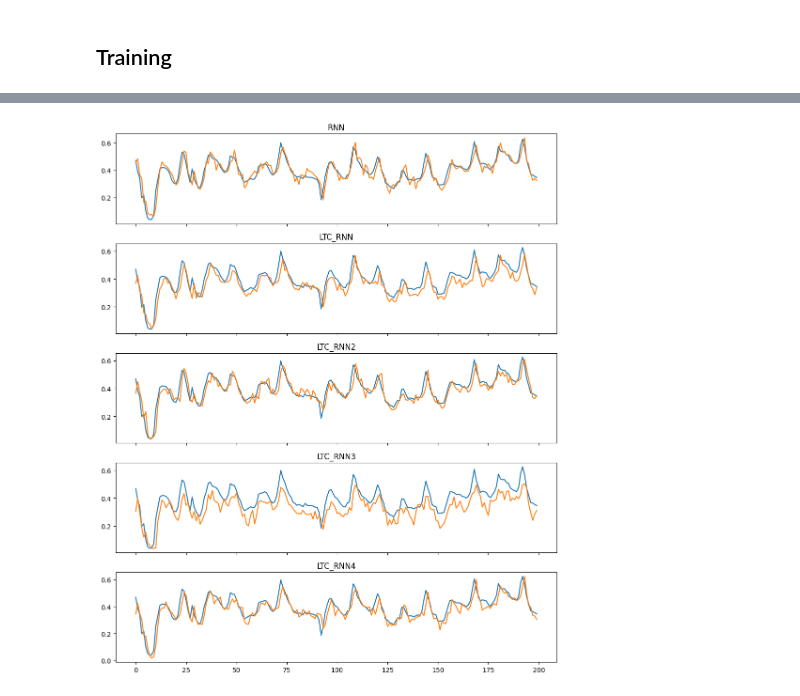
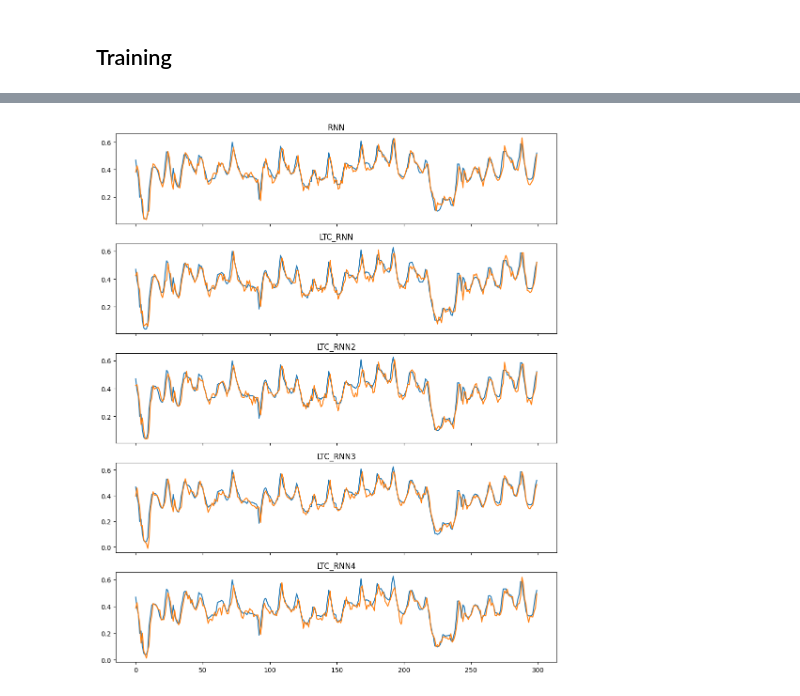
Before and after one commit to SMO0115/LTC_RNN, a Jupyter notebook: energy_prediction/energy_prediction.ipynb, the cells around one changed output, grey strips where cells are left out. Drawn from its saved outputs; the diff is of its cells as text; code cells hidden in the pictures.

```diff
--- a/energy_prediction/energy_prediction.ipynb
+++ b/energy_prediction/energy_prediction.ipynb
@@ -477,6 +656,11 @@ for iter in range(1, n_iters + 1):
+# %%
+ltc_rnn = [LTC_RNN(input_size, hidden_size, output_size, 1, 0.4*torch.ones(1, 1).to(device)).to(device) for i in range(5) ]
+for r in ltc_rnn:
+    training_model(r)
 # %%
-ltc_rnn = LTC_RNN(input_size, hidden_size, output_size, 1, 0.2*torch.ones(1, 1).to(device))
-ltc_rnn.to(device)
+ltc_rnn3 = LTC_RNN3(input_size, hidden_size, output_size, 1, torch.ones(1, 1).to(device)).to(device)
+
+optimizer = optim.Adam(ltc_rnn3.parameters(), lr=learning_rate)
 
 n_iters = 5000
 print_every = 10
@@ -488,14 +672,14 @@ batch_size = 10
 start = time.time()
 
 for iter in range(1, n_iters + 1):
+
     batch_indices = torch.randint(0, len(train_dataset["x"]), size=(batch_size,))
 
     input_batch = [train_dataset["x"][pairs[i][0]:pairs[i][1]] for i in batch_indices]
     target_batch = [train_dataset["y"][pairs[i][0]:pairs[i][1]] for i in batch_indices]
 
-    output, loss = train(input_batch, target_batch, ltc_rnn)
+    output, loss = train(input_batch, target_batch, ltc_rnn3, optimizer)
     total_loss += loss
-
 
     if iter % print_every == 0:
         print('%s (%d %d%%) %.4f' % (timeSince(start), iter, iter / n_iters * 100, loss))
@@ -618,29 +707,0 @@ for iter in range(1, n_iters + 1):
-# %%
-ltc_rnn3 = LTC_RNN3(input_size, hidden_size, output_size, 1, torch.ones(1, 1).to(device)).to(device)
-
-
-n_iters = 5000
-print_every = 10
-plot_every = 500
-all_losses = []
-total_loss = 0.0
-batch_size = 10
-
-start = time.time()
-
-for iter in range(1, n_iters + 1):
-
-    batch_indices = torch.randint(0, len(train_dataset["x"]), size=(batch_size,))
-
-    input_batch = [train_dataset["x"][pairs[i][0]:pairs[i][1]] for i in batch_indices]
-    target_batch = [train_dataset["y"][pairs[i][0]:pairs[i][1]] for i in batch_indices]
-
-    output, loss = train(input_batch, target_batch, ltc_rnn3)
-    total_loss += loss
-
-    if iter % print_every == 0:
-        print('%s (%d %d%%) %.4f' % (timeSince(start), iter, iter / n_iters * 100, loss))
-
-    if iter % plot_every == 0:
-        all_losses.append(total_loss / plot_every)
-        total_loss = 0
@@ -690,36 +747,36 @@ first_rows = torch.tensor( [row[0].item() for row in test_dataset["y"]] )
 # %%
 
 fr = 0
-to = 200
+to = 300
 
 fig, axs = plt.subplots(5, 1, figsize=(10, 12), sharex=True)
 
 axs[0].plot(test_dataset["y"][fr:to].cpu(), label="Original")
 axs[0].plot(r[fr:to], label="RNN")
 axs[0].set_title("RNN")
 
 axs[1].plot(test_dataset["y"][fr:to].cpu(), label="Original")
 axs[1].plot(l[fr:to], label="LTC_RNN")
 axs[1].set_title("LTC_RNN")
 
 axs[2].plot(test_dataset["y"][fr:to].cpu(), label="Original")
 axs[2].plot(l2[fr:to], label="LTC_RNN2")
 axs[2].set_title("LTC_RNN2")
 
 axs[3].plot(test_dataset["y"][fr:to].cpu(), label="Original")
 axs[3].plot(l3[fr:to], label="LTC_RNN3")
 axs[3].set_title("LTC_RNN3")
 
 
 axs[4].plot(test_dataset["y"][fr:to].cpu(), label="Original")
 axs[4].plot(l4[fr:to], label="LTC_RNN4")
 axs[4].set_title("LTC_RNN4")
 
 
 plt.tight_layout()
 plt.show()
 # %% [output]
-[figure, old version]
+[figure, new version]
 # %%
 print( f"RNN: {torch.var_mean( first_rows - r)}" )
 print( f"LTC_RNN: {torch.var_mean( first_rows - l)}" )
```
Also changed, not shown: parts of 19 cells of this notebook.
